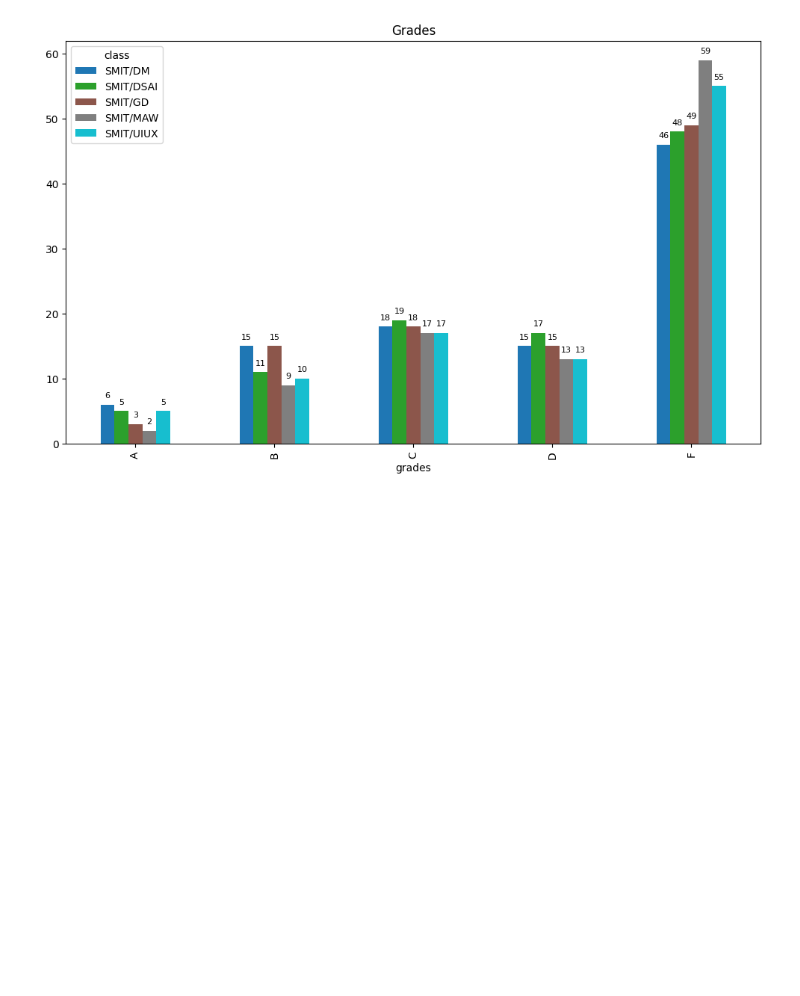
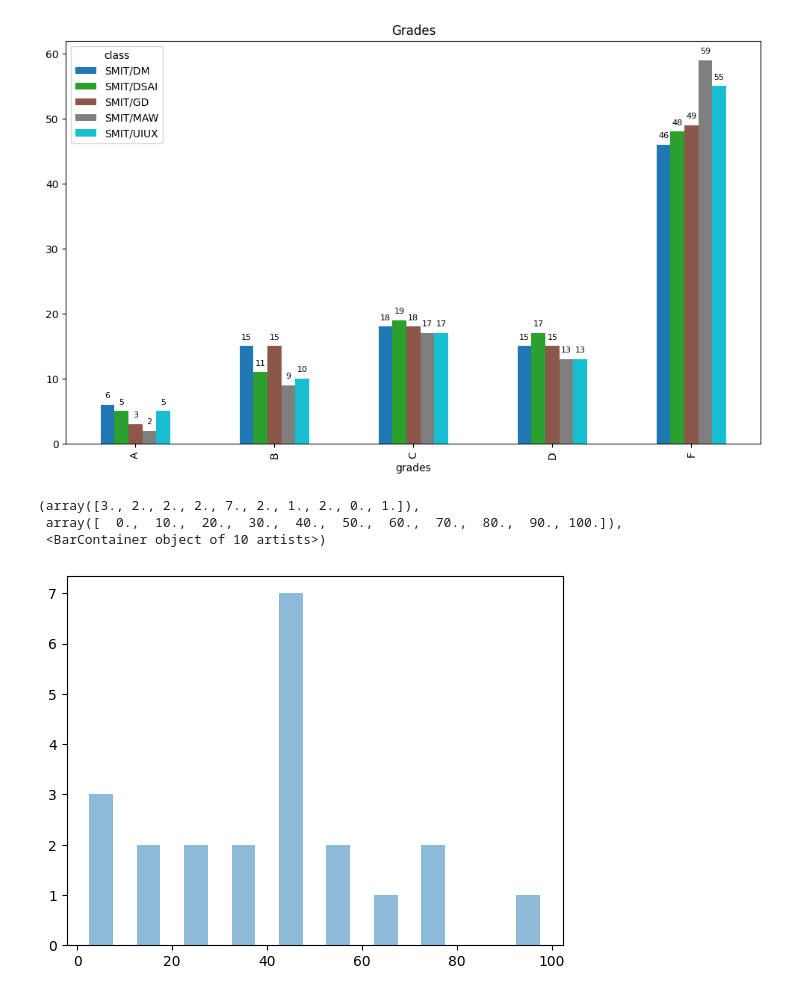
Before and after one commit to memonY49/SMIT-AIDS-Yasir-Batch1, a Jupyter notebook: week19.ipynb, the cells around one changed output. Cells and saved outputs as stored; diff of their text form; code cells hidden in the pictures; blank space fills up the shorter version.

```diff
--- a/week19.ipynb
+++ b/week19.ipynb
@@ -153,3 +153,15 @@ for i in pivot_plot.containers:
 plt.show()
 # %% [output]
 [figure]
+# %%
+ages=[2,5,70,40,30,45,50,45,43,40,44,60,7,13,57,18,90,77,32,21,20,40]
+# %%
+rang = (0,100)
+bins = 10
+# %%
+plt.hist(ages,bins, rang,histtype='bar',rwidth = 0.5, alpha = 0.5)
+# %% [output]
+(array([3., 2., 2., 2., 7., 2., 1., 2., 0., 1.]),
+ array([  0.,  10.,  20.,  30.,  40.,  50.,  60.,  70.,  80.,  90., 100.]),
+ <BarContainer object of 10 artists>)
+[figure, added]
```
Also changed, not shown: parts of 3 cells of this notebook, 2 other files.
